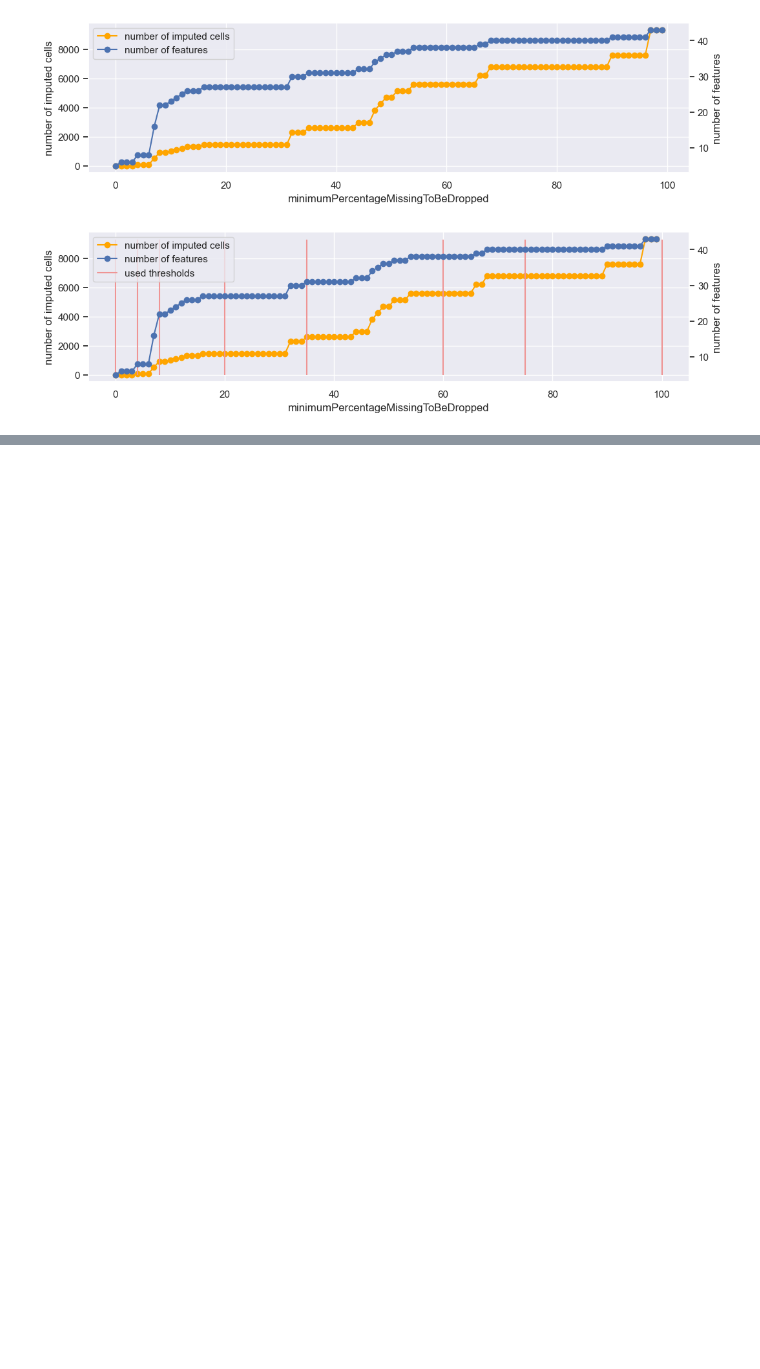
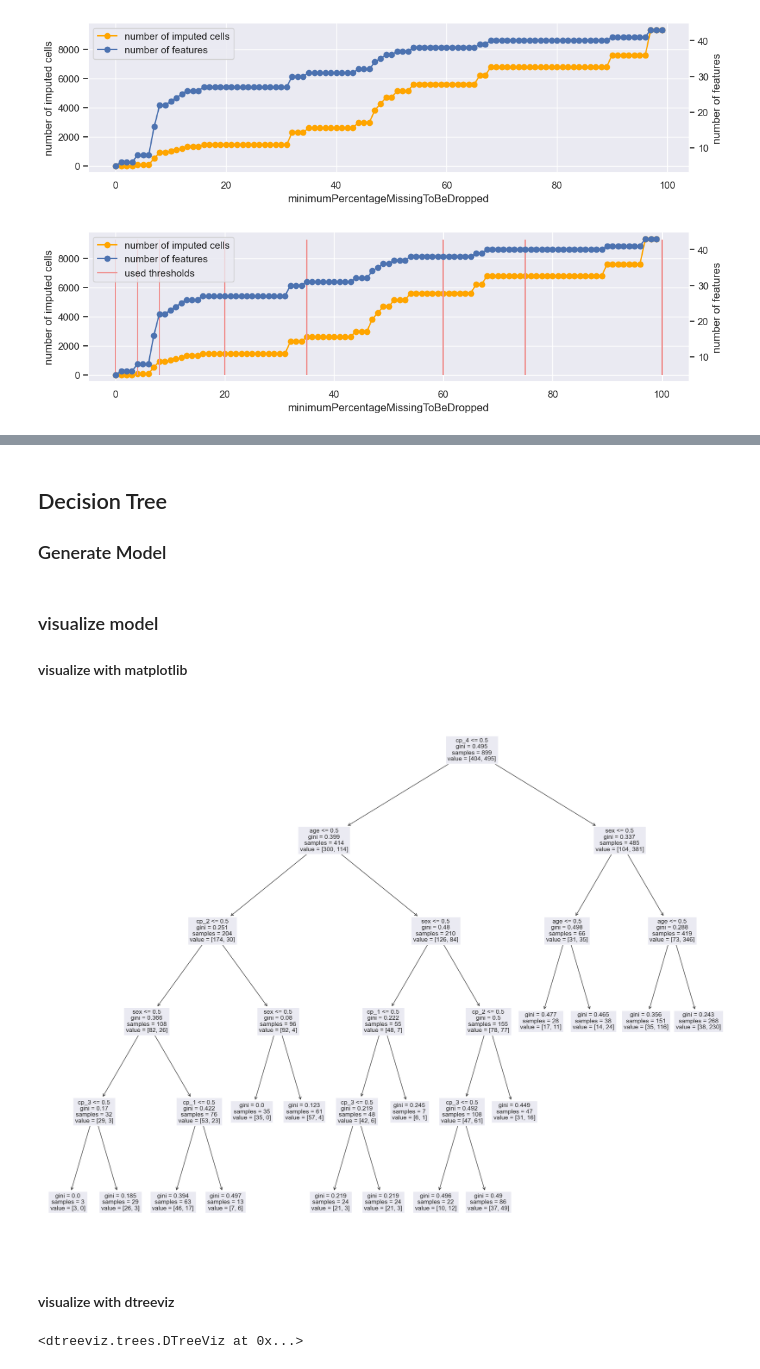
Before and after one commit to FinnHuelsbusch/UniMannheim-DataMining, a Jupyter notebook: Analyse.ipynb, the cells around one changed output, grey strips where cells are left out. Cells and saved outputs as stored; diff of their text form; code cells hidden in the pictures; blank space fills up the shorter version.

```diff
--- a/Analyse.ipynb
+++ b/Analyse.ipynb
@@ -913,8 +586,0 @@ plt.show()
-# %%
-percentage_missing = ((df.isna().sum() / len(df) * 100).round(2)).to_dict()
-test = {}
-for percentage in np.arange(0, 100, 10):
-    missing_vlaues = {key: val for key, val in percentage_missing.items() if val > percentage}
-    test[percentage] = df.drop([*missing_vlaues.keys()], axis=1).dropna(axis=0, how='any').shape
-test = pd.DataFrame.from_dict(test).transpose()
-test.columns = ["rows", "columns"]
@@ -951,9 +586,0 @@ class DataframeSmokeTransformer:
-# %%
-class EnrichHeartData:
-    def transform(self, input_df, **transform_params):
-        input_df["heart_rate_diff"] = input_df['thalach'] - input_df['thalrest']
-        input_df["rldv5_diff"] = input_df['rldv5'] - input_df['rldv5e']
-        return input_df
-
-    def fit(self, X, y=None, **fit_params):
-        return self
@@ -1019,2 +586,0 @@ class FixCommonEncodingErrors:
-# %%
-df.loc[df["num"]>1,'num'] = 1
@@ -1307,0 +646,45 @@ print(grid_search_estimator.best_params_)
+# %% [markdown]
+## Decision Tree
+### Generate Model
+# %%
+# create the model just as it would be in the pipeline. Imputer, Scaler and sampler are skipped because scaler and sampler are 'passthrough' and Imputer is skipped because no missing values exist (minimumPercentageToBeDropped: 0)
+one_hot_encoded_features = ['cp','restecg', 'slope','ca', 'restwm']
+X = df.loc[:,(df.columns!= 'num') & (df.columns != 'dataset') ].copy(deep=True)
+y = df.loc[: , (df.columns== 'num')].values.ravel().copy()
+y[y > 1 ] = 1
+X = FixCommonEncodingErrors().transform(X)
+X = DataframeSmokeTransformer().transform(X)
+X = EnrichHeartData().transform(X)
+columnDropper = DropColumnsBasedOnMinimumPercentageToBeDropped()
+columnDropper.set_params(**{'minimum_percentage_to_be_dropped':0})
+columnDropper.fit(X)
+X = columnDropper.transform(X)
+discretizer =  KBinsDiscretizer(2,encode='ordinal', strategy='uniform')
+X.loc[:,'age'] = discretizer.fit_transform(X['age'].to_numpy().reshape(-1, 1))
+oneHotEncoder = OneHotEncoder(handle_unknown='ignore')
+one_hot_encoded_features = [value for value in one_hot_encoded_features if value in X.columns]
+encoded = pd.DataFrame(oneHotEncoder.fit_transform(X[one_hot_encoded_features]).toarray(), columns=oneHotEncoder.get_feature_names(one_hot_encoded_features))
+X = X.drop(columns=one_hot_encoded_features)
+X = X.join(encoded)
+decisionTreeClassifier = DecisionTreeClassifier(criterion='gini', max_depth=None, min_samples_split=2)
+decisionTreeClassifier = decisionTreeClassifier.fit(X,y)
+# %% [markdown]
+### visualize model
+#### visualize with matplotlib
+# %%
+fig = plt.figure(figsize=(25,20))
+tree.plot_tree(decisionTreeClassifier, feature_names=X.columns)
+plt.show()
+# %% [output]
+[figure, added]
+# %% [markdown]
+#### visualize with dtreeviz
+# %%
+viz = dtreeviz(decisionTreeClassifier, X, y,
+               target_name="heart disease",
+               feature_names=X.columns,
+               class_names=['No','Yes']
+               )
+viz
+# %% [output]
+<dtreeviz.trees.DTreeViz at 0x...>
```
Also changed, not shown: parts of 57 cells of this notebook.
